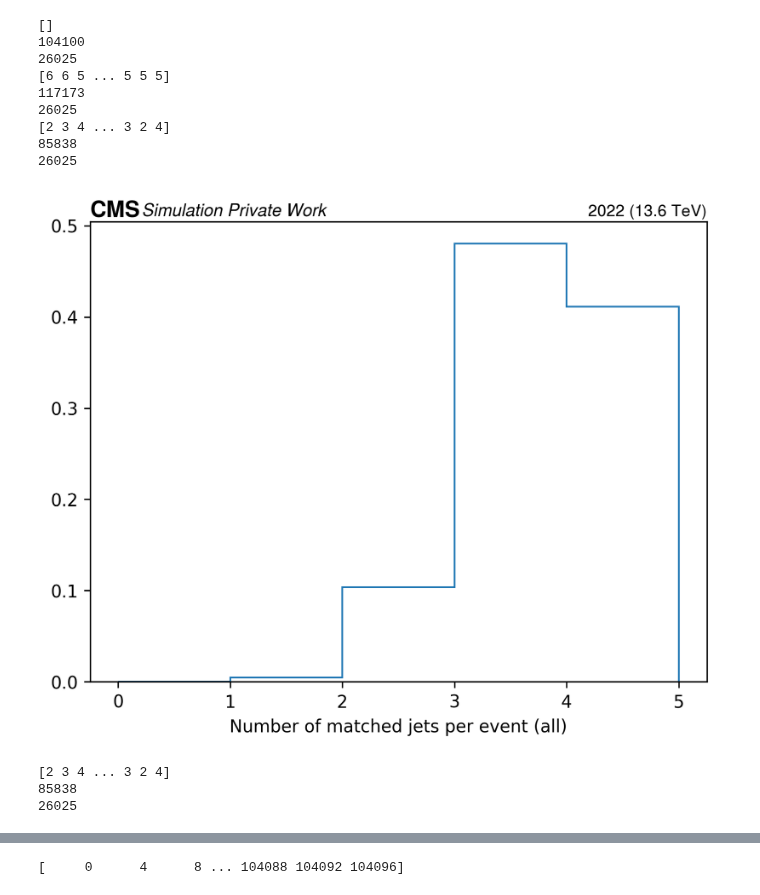
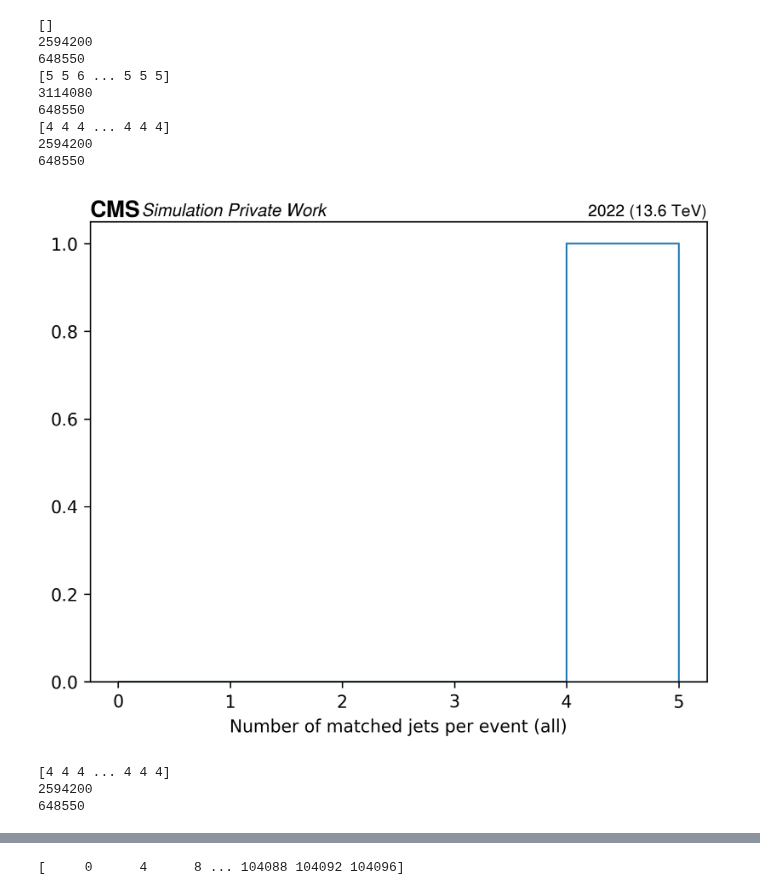
Before and after one commit to PocketCoffea/AnalysisConfigs, a Jupyter notebook: notebooks/load.ipynb, the cells around one changed output, grey strips where cells are left out. Drawn from its saved outputs; the diff is of its cells as text; code cells hidden in the pictures.

```diff
--- a/load.ipynb
+++ b/notebooks/load.ipynb
@@ -15,13 +15,13 @@ prefix = local+str(
     os.environ.get("HH", "/pnfs/psi.ch/cms/trivcat/store/user/mmalucch/out_HH4b/")
 )
 
-input = prefix + "/out_parton_matching_pnetreg_btaglead_cutflow_LM/output_all.coffea"
+input = prefix + "/out_parton_matching_lastB_fulldataset/output_all.coffea"
 # input = prefix + "out_parton_matching_pnetreg_btaglead/output_all.coffea"
 o = load(f"{input}")
-col=o["columns"]['GluGlutoHHto4B']['GluGlutoHHto4B_kl-1p00_kt-1p00_c2-0p00_kl-1p00_kt-1p00_c2-0p00_2022']['baseline']
-col_matched = o["columns"]["GluGlutoHHto4B"][
-    "GluGlutoHHto4B_kl-1p00_kt-1p00_c2-0p00_kl-1p00_kt-1p00_c2-0p00_2022"
-]["full_parton_matching"]
+col=o["columns"]['GluGlutoHHto4B']['GluGlutoHHto4B_kl-1p00_kt-1p00_c2-0p00_kl-1p00_kt-1p00_c2-0p00_2018']['baseline']
+# col_matched = o["columns"]["GluGlutoHHto4B"][
+#     "GluGlutoHHto4B_kl-1p00_kt-1p00_c2-0p00_kl-1p00_kt-1p00_c2-0p00_2022"
+# ]["full_parton_matching"]
 print(o["cutflow"])
 k_old=None
 for k in o["cutflow"].keys():
@@ -56,8 +56,8 @@ for k in o["cutflow"].keys():
 
 
 for k in col.keys():
-    col[k]=col[k].value[col[k].value!=-999]
+    col[k]=col[k].value#[col[k].value!=-999]
 
-for k in col_matched.keys():
-    col_matched[k]=col_matched[k].value[col_matched[k].value!=-999]
+# for k in col_matched.keys():
+#     col_matched[k]=col_matched[k].value[col_matched[k].value!=-999]
 # %% [output]
@@ -81,49 +99,49 @@ full_parton_matching
 # %%
-n_jets=col["JetGoodBTagOrder_N"]
+n_jets=col["JetGoodHiggs_N"]
 print(n_jets[n_jets>4])
 print(ak.sum(n_jets))
 print(len(n_jets))
 
 n_jets=col["JetGood_N"]
 print(n_jets[n_jets>4])
 print(ak.sum(n_jets))
 print(len(n_jets))
 
-n_matched_jets=col["JetGoodBTagOrderMatched_N"]
+n_matched_jets=col["JetGoodHiggsMatched_N"]
 print(n_matched_jets)
 print(ak.sum(n_matched_jets))
 print(len(n_matched_jets))
 
 # histo with the number of matched jets
 plt.hist(n_matched_jets,bins=range(0,6), histtype='step', label='matched',density=True)
 # x label
 plt.xlabel('Number of matched jets per event (all)')
 hep.cms.label(
             year="2022",
             com="13.6",
             # label=f"Private Work ({correct_eta_bins[i]} <"
             # + r"$\eta^{Gen}$"
             # + f"< {correct_eta_bins[i+1]})",
             label=f"Private Work",
         )
 plt.show()
 
-n_matched_partons=col["PartonMatched_N"]
+n_matched_partons=col["bQuarkHiggsMatched_N"]
 print(n_matched_partons)
 print(ak.sum(n_matched_partons))
 print(len(n_matched_partons))
 # %% [output]
 []
-104100
-26025
-[6 6 5 ... 5 5 5]
-117173
-26025
-[2 3 4 ... 3 2 4]
-85838
-26025
+2594200
+648550
+[5 5 6 ... 5 5 5]
+3114080
+648550
+[4 4 4 ... 4 4 4]
+2594200
+648550
-[figure, old version]
+[figure, new version]
-[2 3 4 ... 3 2 4]
-85838
-26025
+[4 4 4 ... 4 4 4]
+2594200
+648550
 # %%
```
Also changed, not shown: parts of 13 cells of this notebook, 11 other files.
